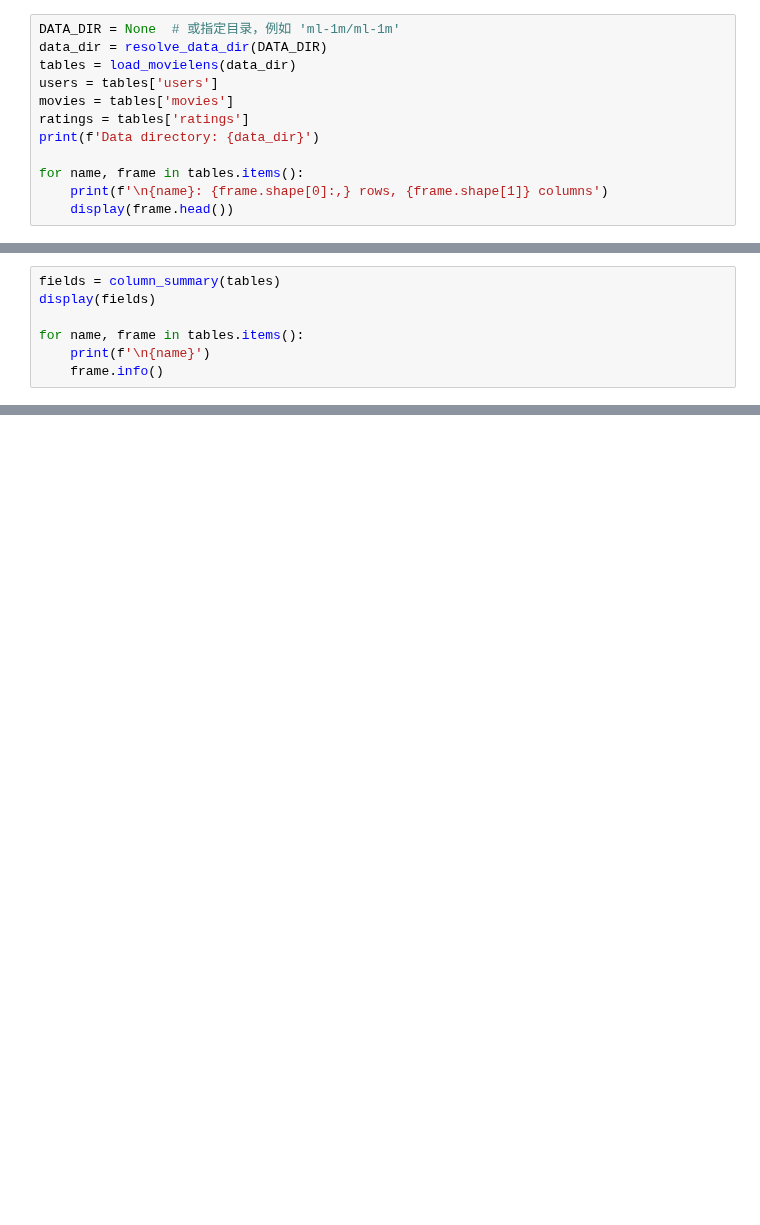
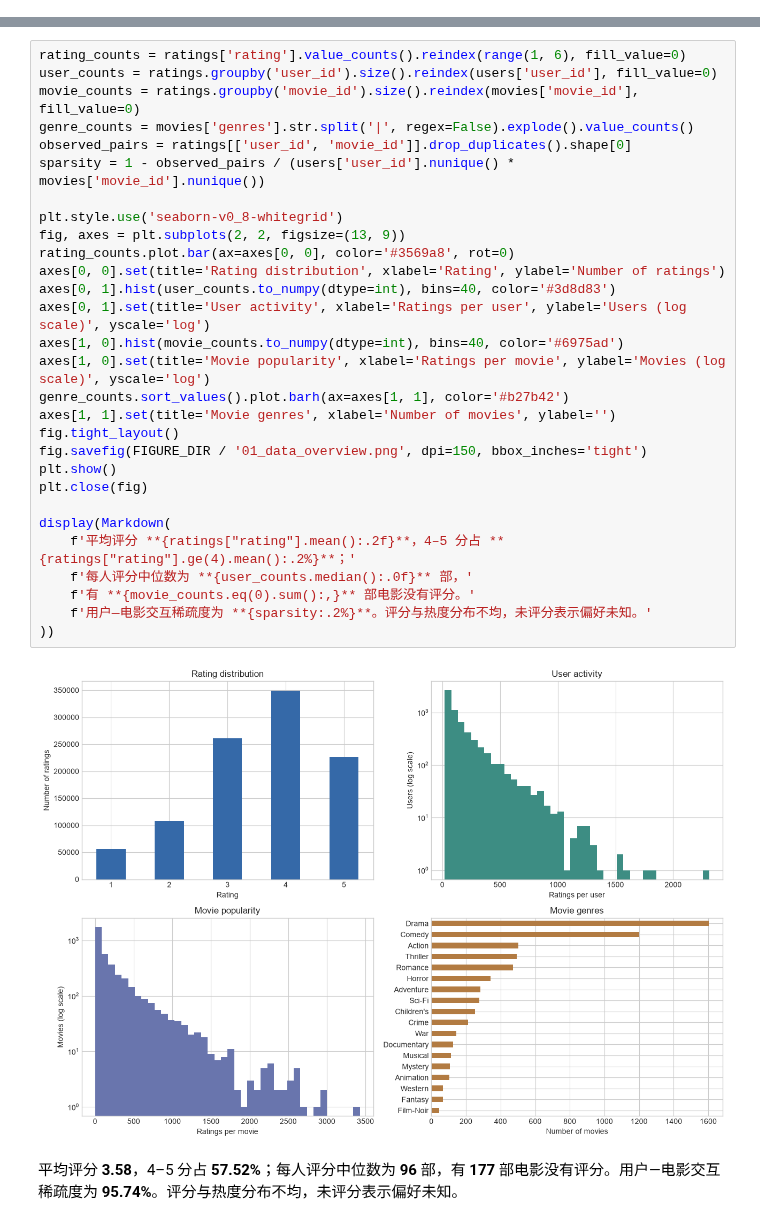
Before and after one commit to SZTU-ZBK/data_engineer_group_project, a Jupyter notebook: notebooks/01_data_analysis.ipynb, the cells around one changed output, grey strips where cells are left out. Saved outputs shown, nothing was run; the diff lists cells and outputs as text; blank space fills up the shorter version.

```diff
--- a/notebooks/01_data_analysis.ipynb
+++ b/notebooks/01_data_analysis.ipynb
@@ -47,12 +0,0 @@ Project root: E:\港城莞\课程资料\研一 SemA\CS5481 Data Engineer\data_en
-# %%
-DATA_DIR = None  # 或指定目录，例如 'ml-1m/ml-1m'
-data_dir = resolve_data_dir(DATA_DIR)
-tables = load_movielens(data_dir)
-users = tables['users']
-movies = tables['movies']
-ratings = tables['ratings']
-print(f'Data directory: {data_dir}')
-
-for name, frame in tables.items():
-    print(f'\n{name}: {frame.shape[0]:,} rows, {frame.shape[1]} columns')
-    display(frame.head())
@@ -100,7 +0,0 @@ display(overview)
-# %%
-fields = column_summary(tables)
-display(fields)
-
-for name, frame in tables.items():
-    print(f'\n{name}')
-    frame.info()
@@ -808,0 +65,32 @@ Input files: 13
+# %%
+rating_counts = ratings['rating'].value_counts().reindex(range(1, 6), fill_value=0)
+user_counts = ratings.groupby('user_id').size().reindex(users['user_id'], fill_value=0)
+movie_counts = ratings.groupby('movie_id').size().reindex(movies['movie_id'], fill_value=0)
+genre_counts = movies['genres'].str.split('|', regex=False).explode().value_counts()
+observed_pairs = ratings[['user_id', 'movie_id']].drop_duplicates().shape[0]
+sparsity = 1 - observed_pairs / (users['user_id'].nunique() * movies['movie_id'].nunique())
+
+plt.style.use('seaborn-v0_8-whitegrid')
+fig, axes = plt.subplots(2, 2, figsize=(13, 9))
+rating_counts.plot.bar(ax=axes[0, 0], color='#3569a8', rot=0)
+axes[0, 0].set(title='Rating distribution', xlabel='Rating', ylabel='Number of ratings')
+axes[0, 1].hist(user_counts.to_numpy(dtype=int), bins=40, color='#3d8d83')
+axes[0, 1].set(title='User activity', xlabel='Ratings per user', ylabel='Users (log scale)', yscale='log')
+axes[1, 0].hist(movie_counts.to_numpy(dtype=int), bins=40, color='#6975ad')
+axes[1, 0].set(title='Movie popularity', xlabel='Ratings per movie', ylabel='Movies (log scale)', yscale='log')
+genre_counts.sort_values().plot.barh(ax=axes[1, 1], color='#b27b42')
+axes[1, 1].set(title='Movie genres', xlabel='Number of movies', ylabel='')
+fig.tight_layout()
+fig.savefig(FIGURE_DIR / '01_data_overview.png', dpi=150, bbox_inches='tight')
+plt.show()
+plt.close(fig)
+
+display(Markdown(
+    f'平均评分 **{ratings["rating"].mean():.2f}**，4–5 分占 **{ratings["rating"].ge(4).mean():.2%}**；'
+    f'每人评分中位数为 **{user_counts.median():.0f}** 部，'
+    f'有 **{movie_counts.eq(0).sum():,}** 部电影没有评分。'
+    f'用户—电影交互稀疏度为 **{sparsity:.2%}**。评分与热度分布不均，未评分表示偏好未知。'
+))
+# %% [output]
+[figure, added]
+平均评分 **3.58**，4–5 分占 **57.52%**；每人评分中位数为 **96** 部，有 **177** 部电影没有评分。用户—电影交互稀疏度为 **95.74%**。评分与热度分布不均，未评分表示偏好未知。
```
Also changed, not shown: parts of 52 cells of this notebook, 4 other files.
